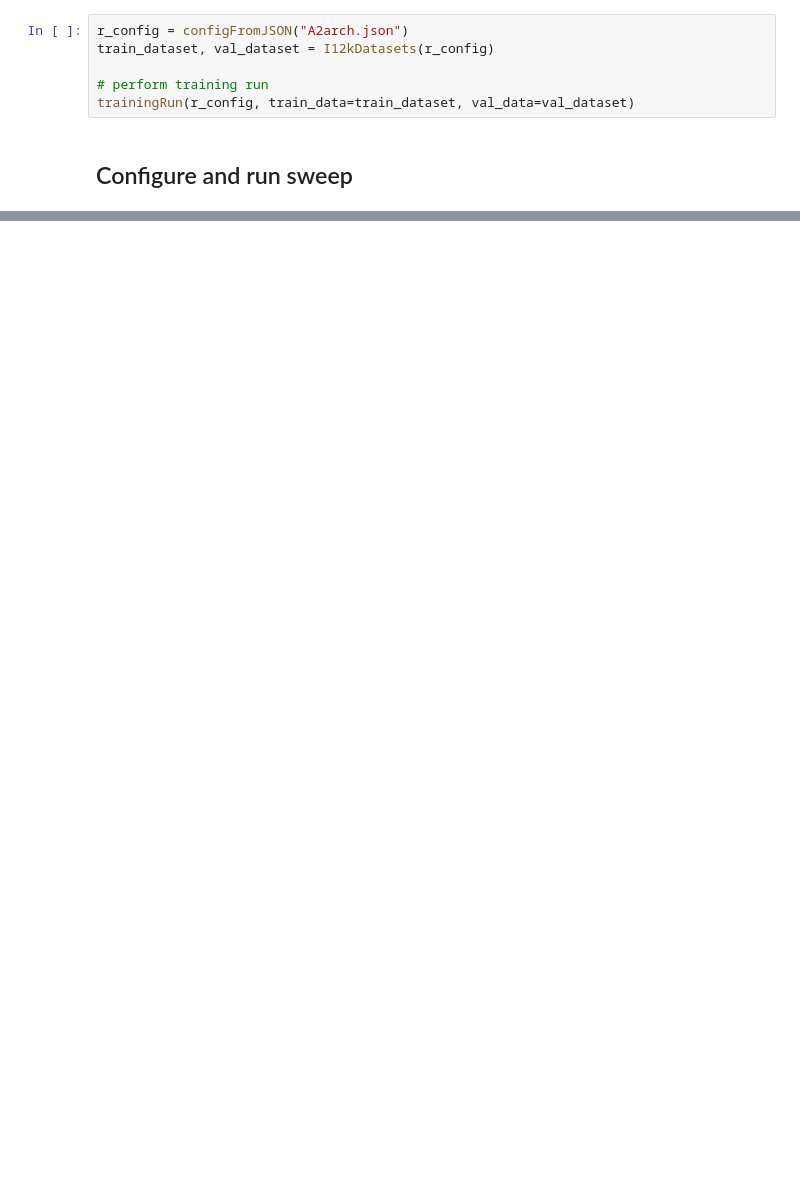
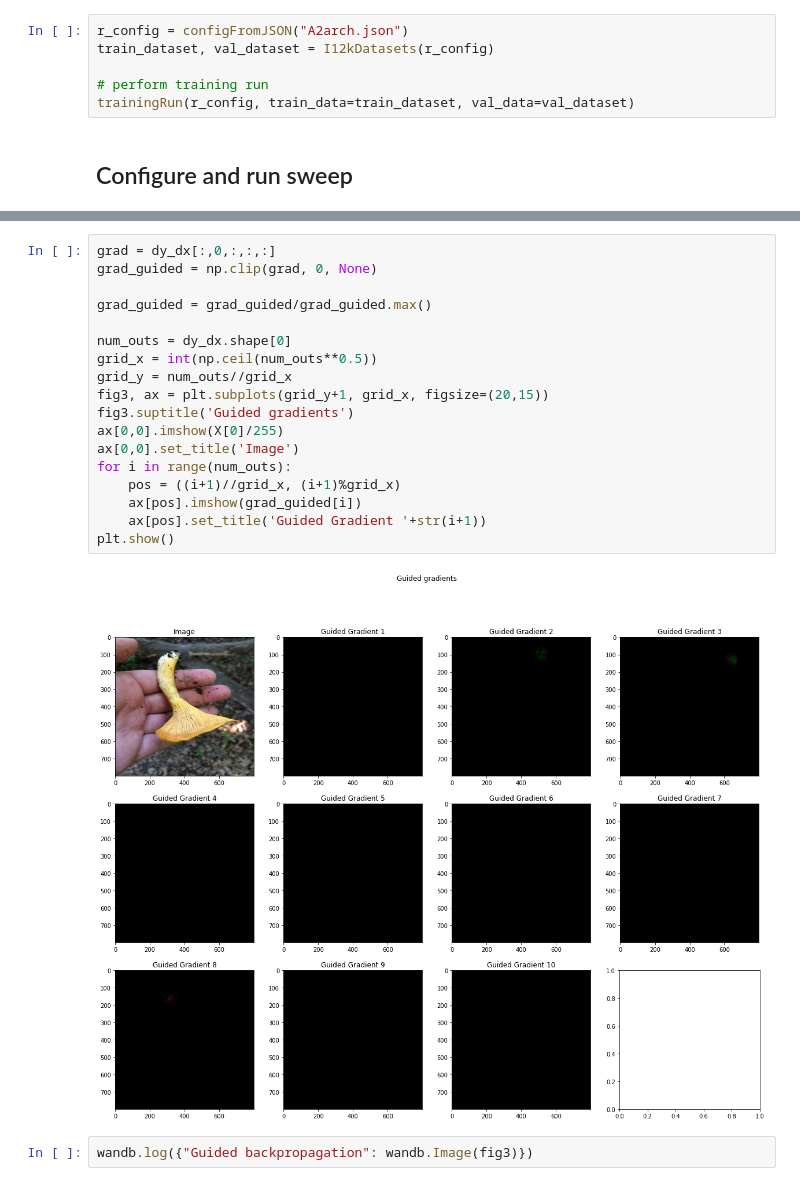
Before and after one commit to vasid99/cs6910-dl, a Jupyter notebook: Assignment02/Assignment02_part_A.ipynb, the cells around one changed output, grey strips where cells are left out. Saved outputs shown, nothing was run; the diff lists cells and outputs as text; blank space fills up the shorter version.

```diff
--- a/Assignment02/Assignment02_part_A.ipynb
+++ b/Assignment02/Assignment02_part_A.ipynb
@@ -407,0 +658,22 @@ wandb.agent(sweepId, function = runWandbSweep)
+# %%
+grad = dy_dx[:,0,:,:,:]
+grad_guided = np.clip(grad, 0, None)
+
+grad_guided = grad_guided/grad_guided.max()
+
+num_outs = dy_dx.shape[0]
+grid_x = int(np.ceil(num_outs**0.5))
+grid_y = num_outs//grid_x
+fig3, ax = plt.subplots(grid_y+1, grid_x, figsize=(20,15))
+fig3.suptitle('Guided gradients')
+ax[0,0].imshow(X[0]/255)
+ax[0,0].set_title('Image')
+for i in range(num_outs):
+    pos = ((i+1)//grid_x, (i+1)%grid_x)
+    ax[pos].imshow(grad_guided[i])
+    ax[pos].set_title('Guided Gradient '+str(i+1))
+plt.show()
+# %% [output]
+[figure, added]
+# %%
+wandb.log({"Guided backpropagation": wandb.Image(fig3)})
```
Also changed, not shown: parts of 20 cells of this notebook.
